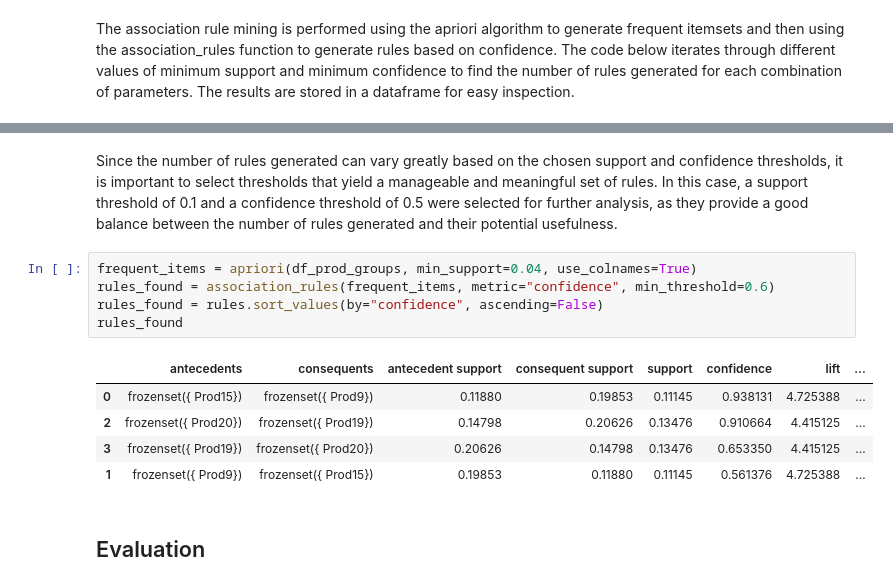
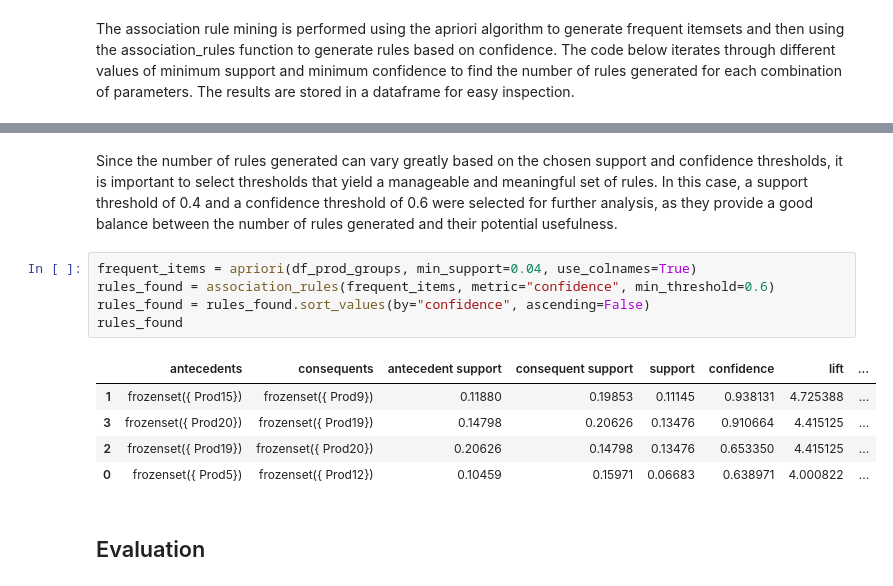
Before and after one commit to Aarojy/DKKO, a Jupyter notebook: Klusterointi_ja_assosiaatiosääntöjen_etsintä/Clustering_and_association_rule_mining.ipynb, the cells around one changed output, grey strips where cells are left out. Saved outputs shown, nothing was run; the diff lists cells and outputs as text.

Commit message:
Fixed Clustering and association rule mining Assignment

```diff
--- a/Klusterointi_ja_assosiaatiosääntöjen_etsintä/Clustering_and_association_rule_mining.ipynb
+++ b/Klusterointi_ja_assosiaatiosääntöjen_etsintä/Clustering_and_association_rule_mining.ipynb
@@ -300,18 +300,18 @@ print(results_df.sort_values("rule_count", ascending=False))
 40               0.14                   0.8           0
 41               0.14                   0.9           0
 # %% [markdown]
-Since the number of rules generated can vary greatly based on the chosen support and confidence thresholds, it is important to select thresholds that yield a manageable and meaningful set of rules. In this case, a support threshold of 0.1 and a confidence threshold of 0.5 were selected for further analysis, as they provide a good balance between the number of rules generated and their potential usefulness.
+Since the number of rules generated can vary greatly based on the chosen support and confidence thresholds, it is important to select thresholds that yield a manageable and meaningful set of rules. In this case, a support threshold of 0.4 and a confidence threshold of 0.6 were selected for further analysis, as they provide a good balance between the number of rules generated and their potential usefulness.
 # %%
 frequent_items = apriori(df_prod_groups, min_support=0.04, use_colnames=True)
 rules_found = association_rules(frequent_items, metric="confidence", min_threshold=0.6)
-rules_found = rules.sort_values(by="confidence", ascending=False)
+rules_found = rules_found.sort_values(by="confidence", ascending=False)
 rules_found
 # %% [output]
 |  | antecedents | consequents | antecedent support | consequent support | support | confidence | lift | ... |
-| 0 | frozenset({ Prod15}) | frozenset({ Prod9}) | 0.11880 | 0.19853 | 0.11145 | 0.938131 | 4.725388 | ... |
-| 2 | frozenset({ Prod20}) | frozenset({ Prod19}) | 0.14798 | 0.20626 | 0.13476 | 0.910664 | 4.415125 | ... |
-| 3 | frozenset({ Prod19}) | frozenset({ Prod20}) | 0.20626 | 0.14798 | 0.13476 | 0.653350 | 4.415125 | ... |
-| 1 | frozenset({ Prod9}) | frozenset({ Prod15}) | 0.19853 | 0.11880 | 0.11145 | 0.561376 | 4.725388 | ... |
+| 1 | frozenset({ Prod15}) | frozenset({ Prod9}) | 0.11880 | 0.19853 | 0.11145 | 0.938131 | 4.725388 | ... |
+| 3 | frozenset({ Prod20}) | frozenset({ Prod19}) | 0.14798 | 0.20626 | 0.13476 | 0.910664 | 4.415125 | ... |
+| 2 | frozenset({ Prod19}) | frozenset({ Prod20}) | 0.20626 | 0.14798 | 0.13476 | 0.653350 | 4.415125 | ... |
+| 0 | frozenset({ Prod5}) | frozenset({ Prod12}) | 0.10459 | 0.15971 | 0.06683 | 0.638971 | 4.000822 | ... |
 # %% [markdown]
 ## Evaluation
 # %% [markdown]
```
Also changed, not shown: parts of 5 cells of this notebook.
